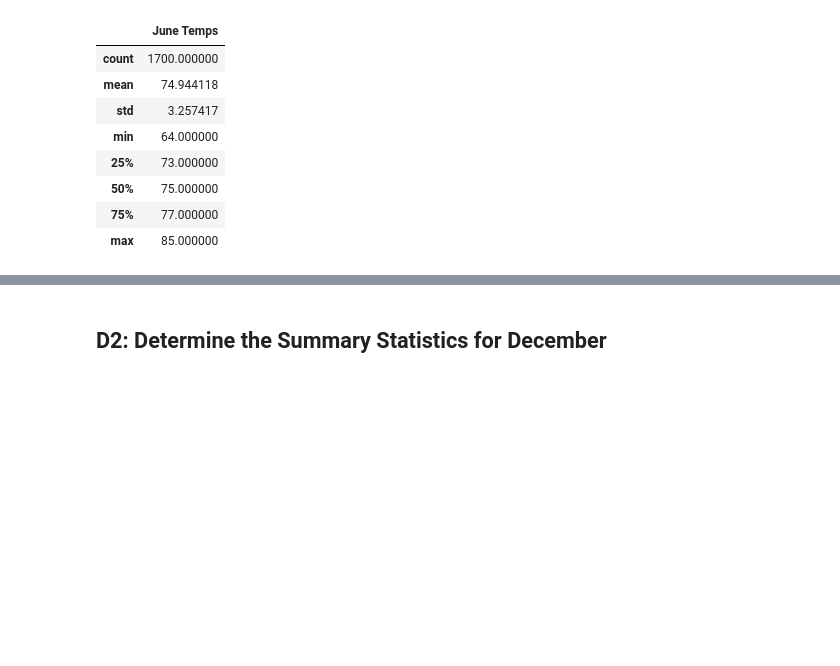
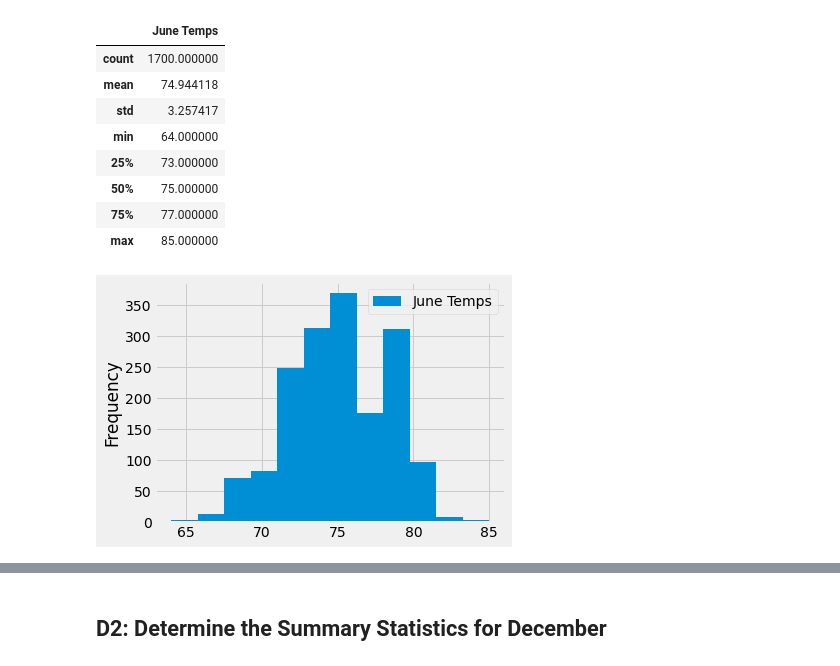
Before and after one commit to fathi129/Surfs_up, a Jupyter notebook: Practice/Surfsup_practice.ipynb, the cells around one changed output, grey strips where cells are left out. Saved outputs shown, nothing was run; the diff lists cells and outputs as text; code cells hidden in the pictures; blank space fills up the shorter version.

```diff
--- a/Practice/Surfsup_practice.ipynb
+++ b/Practice/Surfsup_practice.ipynb
@@ -1,4 +1,9 @@
 # %%
+%matplotlib inline
+from matplotlib import style
+style.use('fivethirtyeight')
+import matplotlib.pyplot as plt
+
 # Dependencies
 import numpy as np
 import pandas as pd
@@ -170,3 +175,8 @@ june_df.describe()
 | 50% | 75.000000 |
 | 75% | 77.000000 |
 | max | 85.000000 |
+# %%
+june_df.plot.hist(bins=12)
+plt.tight_layout()
+# %% [output]
+[figure, added]
```
Also changed, not shown: parts of 8 cells of this notebook, 9 other files.
